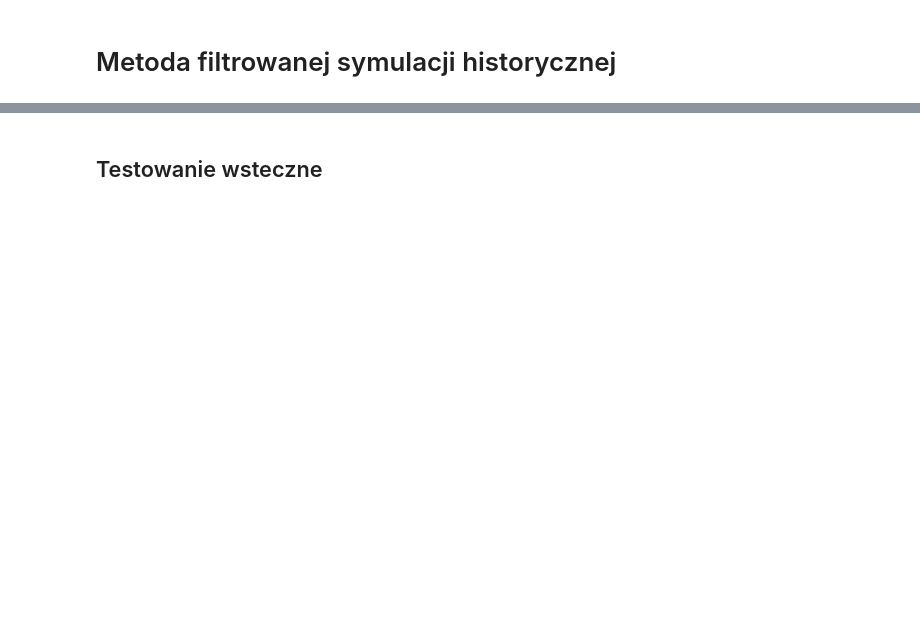
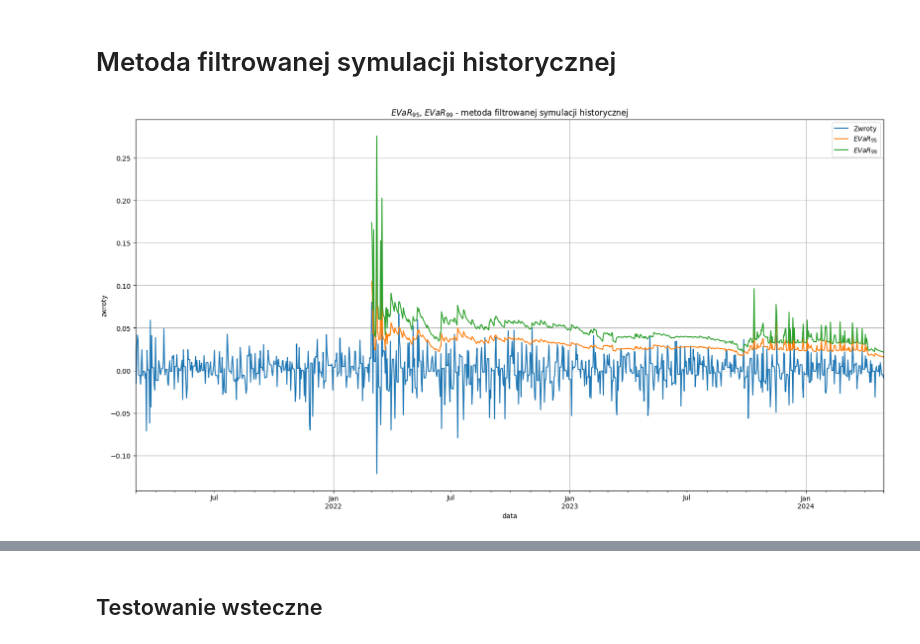
Before and after one commit to OlaHodera/risk, a Jupyter notebook: projekt3/historical_expectiles.ipynb, the cells around one changed output, grey strips where cells are left out. Cells and saved outputs as stored; diff of their text form; code cells hidden in the pictures; blank space fills up the shorter version.

```diff
--- a/projekt3/historical_expectiles.ipynb
+++ b/projekt3/historical_expectiles.ipynb
@@ -100,13 +100,16 @@ data = calculate_var(data, lambda x: garch_var(x, .99), 'garch', 99)
 # %%
 _, ax = plt.subplots(figsize=(20,10))
 _ = data[['returns', 'var95_garch','var99_garch']].\
     plot(ax=ax,
          grid=True,
          xlabel='data',
          title='$EVaR_{95}$, $EVaR_{99}$ - metoda filtrowanej symulacji historycznej',
-         color=['C0', 'C1', 'C2'])
+         color=['C0', 'C1', 'C2'],
+         ylabel='zwroty')
 plt.legend(['Zwroty', '$EVaR_{95}$', '$EVaR_{99}$'])
 plt.savefig(f'pics\\{params["name"]}\\evar_garch.png')
+# %% [output]
+[figure, added]
 # %%
 _, ax = plt.subplots(figsize=(20, 10))
 _ = data[['returns', 'var95_hist', 'var95_ważona', 'var95_garch']].plot(ax=ax,
```
Also changed, not shown: parts of 10 cells of this notebook, 4 other files.
